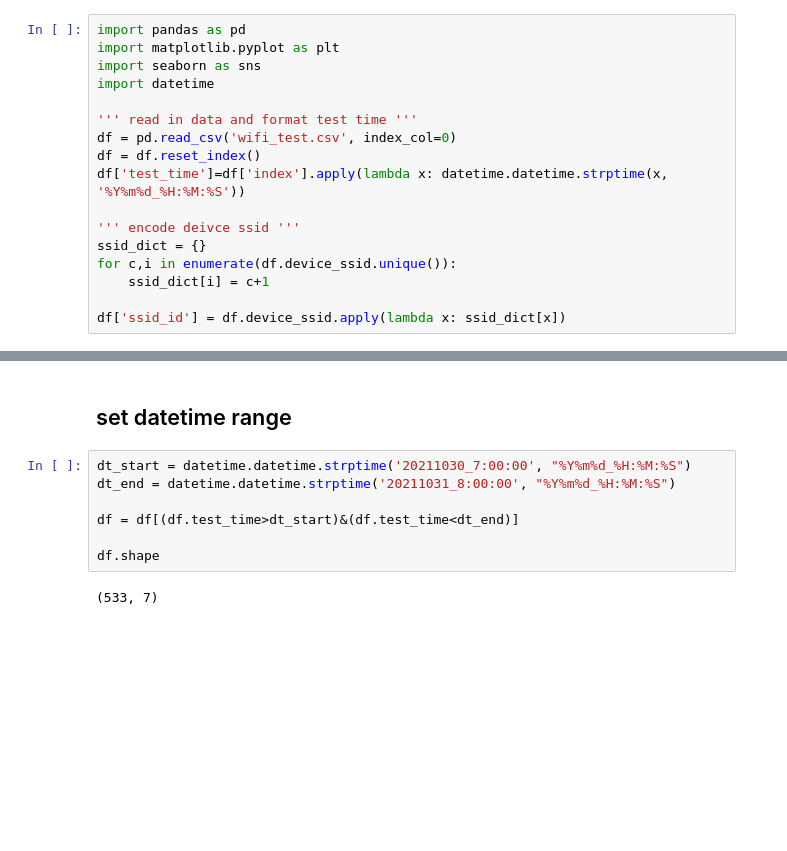
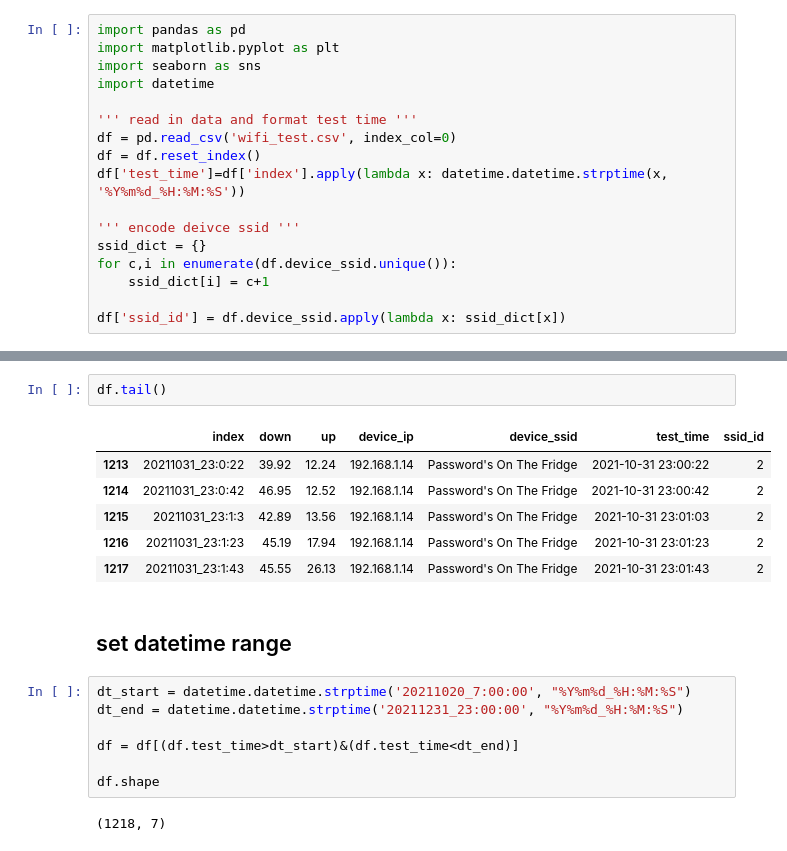
Before and after one commit to areichel90/network_analysis, a Jupyter notebook: Untitled.ipynb, the cells around one changed output, grey strips where cells are left out. Drawn from its saved outputs; the diff is of its cells as text; blank space fills up the shorter version.

```diff
--- a/Untitled.ipynb
+++ b/Untitled.ipynb
@@ -22,14 +22,23 @@ df.shape
+# %%
+df.tail()
+# %% [output]
+|  | index | down | up | device_ip | device_ssid | test_time | ssid_id |
+| 1213 | 20211031_23:0:22 | 39.92 | 12.24 | 192.168.1.14 | Password's On The Fridge | 2021-10-31 23:00:22 | 2 |
+| 1214 | 20211031_23:0:42 | 46.95 | 12.52 | 192.168.1.14 | Password's On The Fridge | 2021-10-31 23:00:42 | 2 |
+| 1215 | 20211031_23:1:3 | 42.89 | 13.56 | 192.168.1.14 | Password's On The Fridge | 2021-10-31 23:01:03 | 2 |
+| 1216 | 20211031_23:1:23 | 45.19 | 17.94 | 192.168.1.14 | Password's On The Fridge | 2021-10-31 23:01:23 | 2 |
+| 1217 | 20211031_23:1:43 | 45.55 | 26.13 | 192.168.1.14 | Password's On The Fridge | 2021-10-31 23:01:43 | 2 |
 # %% [markdown]
 ## set datetime range
 # %%
-dt_start = datetime.datetime.strptime('20211030_7:00:00', "%Y%m%d_%H:%M:%S")
-dt_end = datetime.datetime.strptime('20211031_8:00:00', "%Y%m%d_%H:%M:%S")
+dt_start = datetime.datetime.strptime('20211020_7:00:00', "%Y%m%d_%H:%M:%S")
+dt_end = datetime.datetime.strptime('20211231_23:00:00', "%Y%m%d_%H:%M:%S")
 
 df = df[(df.test_time>dt_start)&(df.test_time<dt_end)]
 
 df.shape
 # %% [output]
-(533, 7)
+(1218, 7)
 # %%
 plt.style.use('seaborn-whitegrid')
 
```
Also changed, not shown: parts of 5 cells of this notebook.
